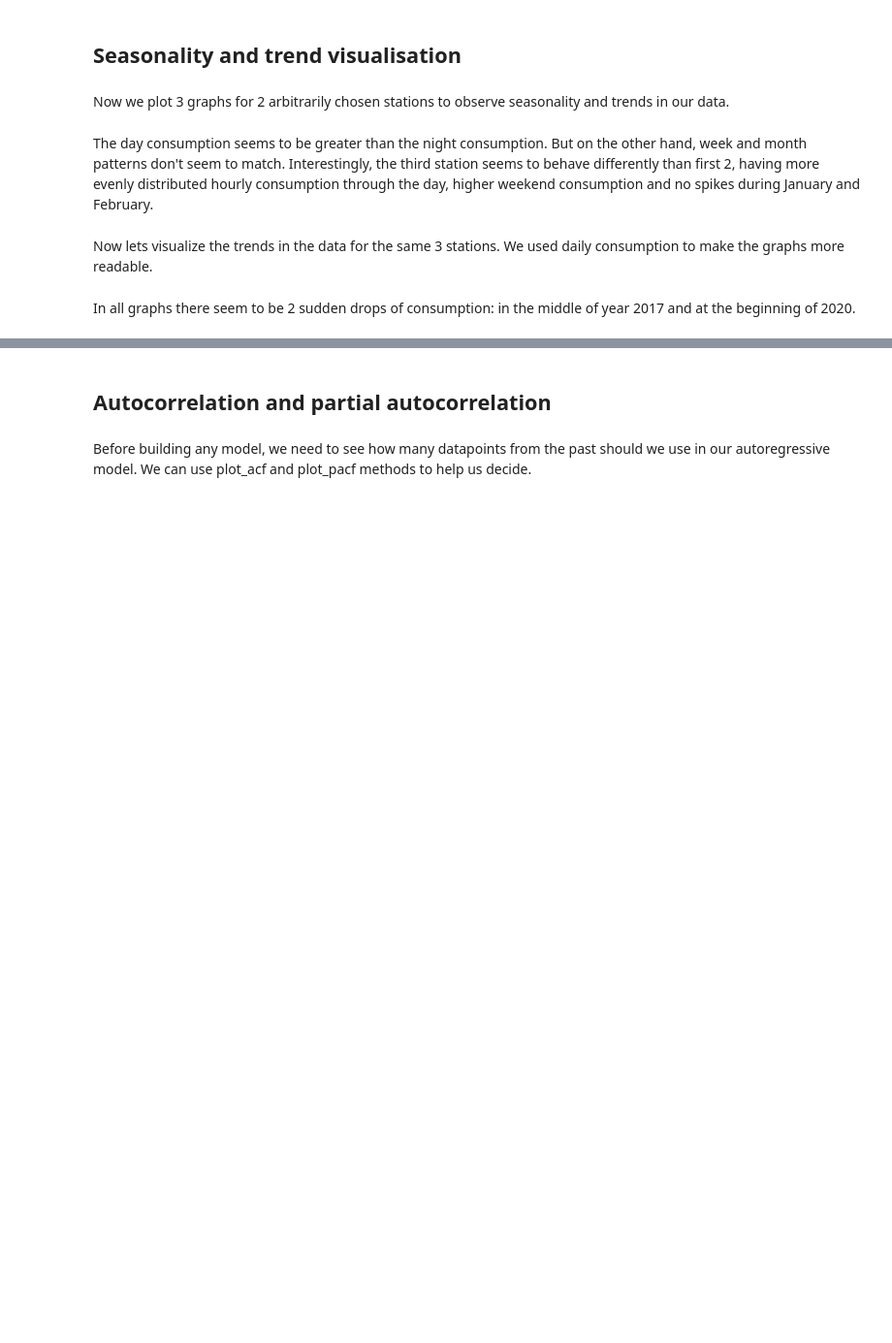
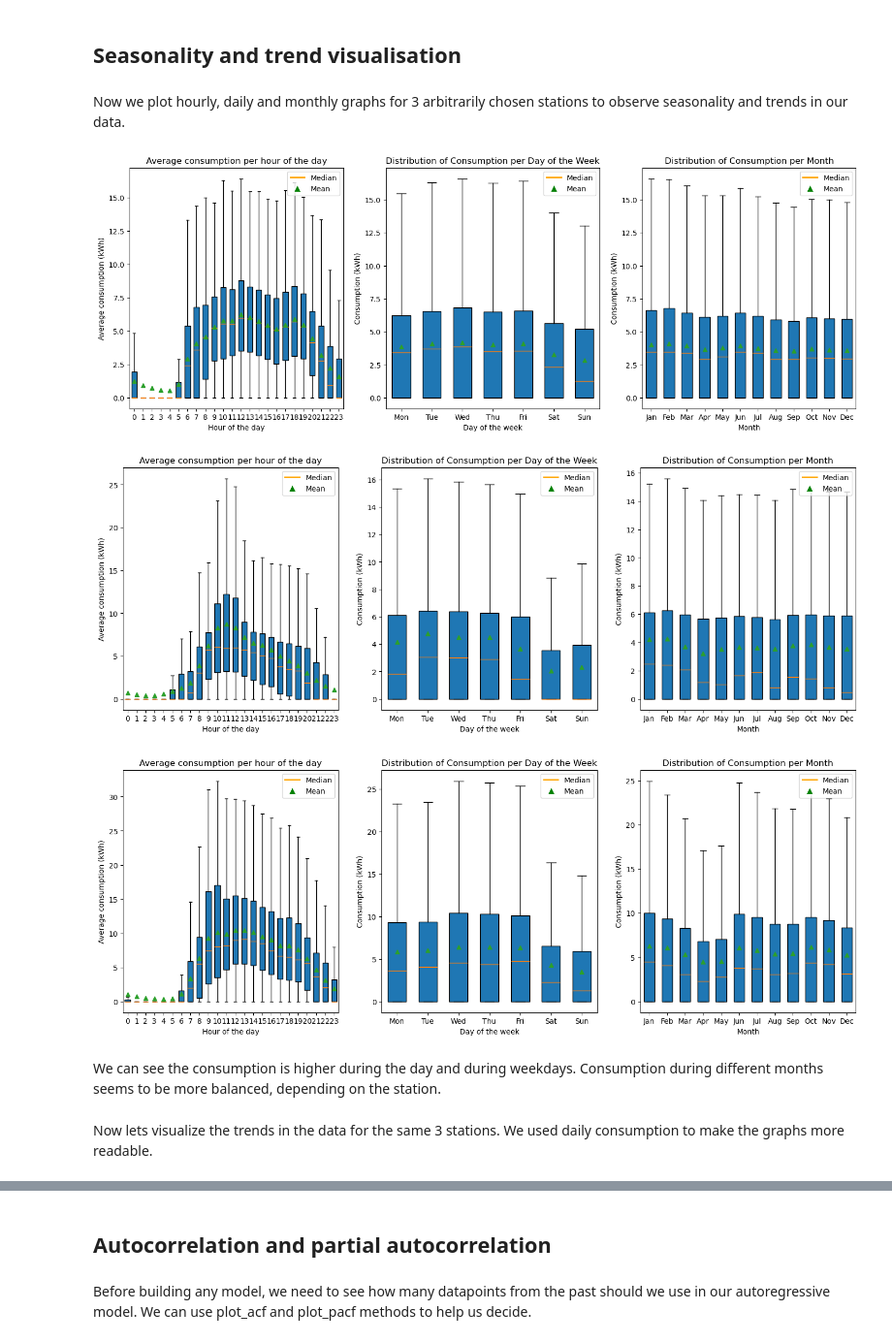
Before and after one commit to vilim-cro/Energy-and-Mobility, a Jupyter notebook: src/Section2b_Regression.ipynb, the cells around one changed output, grey strips where cells are left out. Shown at 97% size. Cells and saved outputs as stored; diff of their text form; code cells hidden in the pictures; blank space fills up the shorter version.

```diff
--- a/src/Section2b_Regression.ipynb
+++ b/src/Section2b_Regression.ipynb
@@ -15,5 +15,5 @@ df = df.set_index(df["Start Date"])
 # %% [markdown]
 We will only use fields described below for the task of predicting consumption.
 # %%
-df = df[["Station Name", "Energy (kWh)", "Charging Time (hh:mm:ss)"]]
+df = df[["Address 1", "Energy (kWh)", "Charging Time (hh:mm:ss)"]]
 df
@@ -44,5 +57,5 @@ def get_hourly_consumption(df: pd.DataFrame) -> pd.Series:
             current_datetime = end_hour
     return hourly_df
 # %%
-station_names = df['Station Name'].unique()
+station_names = df['Address 1'].unique()
 len(station_names)
@@ -51,31 +66,40 @@ There are a total of 47 stations in the dataset. Lets create a dictionary with s
 # %%
 hourly_consumption_by_station = dict()
 for i, station_name in enumerate(station_names):
-    station_df = df[df["Station Name"] == station_name]
+    station_df = df[df["Address 1"] == station_name]
     consumption = get_hourly_consumption(station_df)
     hourly_consumption_by_station[station_name] = consumption
 # %% [markdown]
 ## Seasonality and trend visualisation
 # %% [markdown]
-Now we plot 3 graphs for 2 arbitrarily chosen stations to observe seasonality and trends in our data.
+Now we plot hourly, daily and monthly graphs for 3 arbitrarily chosen stations to observe seasonality and trends in our data.
 # %%
 def plot_consumption(hourly_consumption: pd.Series):
-    fig, axes = plt.subplots(1, 3, figsize=(15, 5))
+    fig, axes = plt.subplots(1, 3, figsize=(18, 6))
     plot_day_consumption(hourly_consumption, axes[0])
     plot_week_consumption(hourly_consumption, axes[1])
-    plot_month_consumption(hourly_consumption, axes[2])
+    plot_year_consumption(hourly_consumption, axes[2])
     plt.show()
 
-def plot_day_consumption(hourly_consumption: pd.Series, ax: plt.Axes):
+def plot_day_consumption(hourly_consumption: pd.Series, ax):
+    if type(hourly_consumption.index) != pd.DatetimeIndex:
+        raise ValueError("The index of the input Series must be a DatetimeIndex")
     hourly_grouped = hourly_consumption.groupby(hourly_consumption.index.hour)
     data = [hourly_grouped.get_group(hour).values for hour in range(24) if hour in hourly_grouped.groups]
     ax.boxplot(data, positions=range(len(data)), widths=0.6, patch_artist=True, showmeans=True, showfliers=False)
     ax.set_xlabel("Hour of the day")
     ax.set_ylabel("Average consumption (kWh)")
     ax.set_title("Average consumption per hour of the day")
+    legend_elements = [
+        plt.Line2D([0], [0], color='orange', lw=2, label='Median'), #type: ignore
+        plt.Line2D([0], [0], marker='^', color='w', markerfacecolor='green', markersize=10, label='Mean') #type: ignore
+    ]
+    ax.legend(handles=legend_elements, loc='upper right')
 
-def plot_week_consumption(hourly_consumption: pd.Series, ax: plt.Axes):
+def plot_week_consumption(hourly_consumption: pd.Series, ax):
     # Group data by day of the week
+    if type(hourly_consumption.index) != pd.DatetimeIndex:
+        raise ValueError("The index of the input Series must be a DatetimeIndex")
     weekly_data = [
         hourly_consumption[hourly_consumption.index.dayofweek == day].values
         for day in range(7)
@@ -88,9 +112,16 @@ def plot_week_consumption(hourly_consumption: pd.Series, ax: plt.Axes):
     ax.set_title("Distribution of Consumption per Day of the Week")
     ax.set_xticks(range(7))
     ax.set_xticklabels(["Mon", "Tue", "Wed", "Thu", "Fri", "Sat", "Sun"])
+    legend_elements = [
+        plt.Line2D([0], [0], color='orange', lw=2, label='Median'), #type: ignore
+        plt.Line2D([0], [0], marker='^', color='w', markerfacecolor='green', markersize=10, label='Mean') #type: ignore
+    ]
+    ax.legend(handles=legend_elements, loc='upper right')
 
 
-def plot_month_consumption(hourly_consumption: pd.Series, ax: plt.Axes):
+def plot_year_consumption(hourly_consumption: pd.Series, ax):
+    if type(hourly_consumption.index) != pd.DatetimeIndex:
+        raise ValueError("The index of the input Series must be a DatetimeIndex")
     # Group data by month
     monthly_data = [
         hourly_consumption[hourly_consumption.index.month == month].values
@@ -107,3 +138,8 @@ def plot_month_consumption(hourly_consumption: pd.Series, ax: plt.Axes):
         "Jan", "Feb", "Mar", "Apr", "May", "Jun",
         "Jul", "Aug", "Sep", "Oct", "Nov", "Dec"
     ])
+    legend_elements = [
+        plt.Line2D([0], [0], color='orange', lw=2, label='Median'), #type: ignore
+        plt.Line2D([0], [0], marker='^', color='w', markerfacecolor='green', markersize=10, label='Mean') #type: ignore
+    ]
+    ax.legend(handles=legend_elements, loc='upper right')
@@ -114,5 +146,13 @@ plot_consumption(hourly_consumption_by_station["PALO ALTO CA / RINCONADA LIB 1"]
-# %% [markdown]
-The day consumption seems to be greater than the night consumption. But on the other hand, week and month patterns don't seem to match. Interestingly, the third station seems to behave differently than first 2, having more evenly distributed hourly consumption through the day, higher weekend consumption and no spikes during January and February.
+# %%
+selected_stations = ["250 Hamilton Ave", "275 Cambridge Ave", "520 Webster St"]
+for station_name in selected_stations:
+    plot_consumption(hourly_consumption_by_station[station_name])
+# %% [output]
+[figure, added]
+[figure, added]
+[figure, added]
+# %% [markdown]
+We can see the consumption is higher during the day and during weekdays. Consumption during different months seems to be more balanced, depending on the station.
 # %% [markdown]
 Now lets visualize the trends in the data for the same 3 stations. We used daily consumption to make the graphs more readable.
 # %%
@@ -140,2 +175,0 @@ plot_trends(hourly_consumption_by_station["PALO ALTO CA / RINCONADA LIB 1"])
-# %% [markdown]
-In all graphs there seem to be 2 sudden drops of consumption: in the middle of year 2017 and at the beginning of 2020.
```
Also changed, not shown: parts of 40 cells of this notebook.
